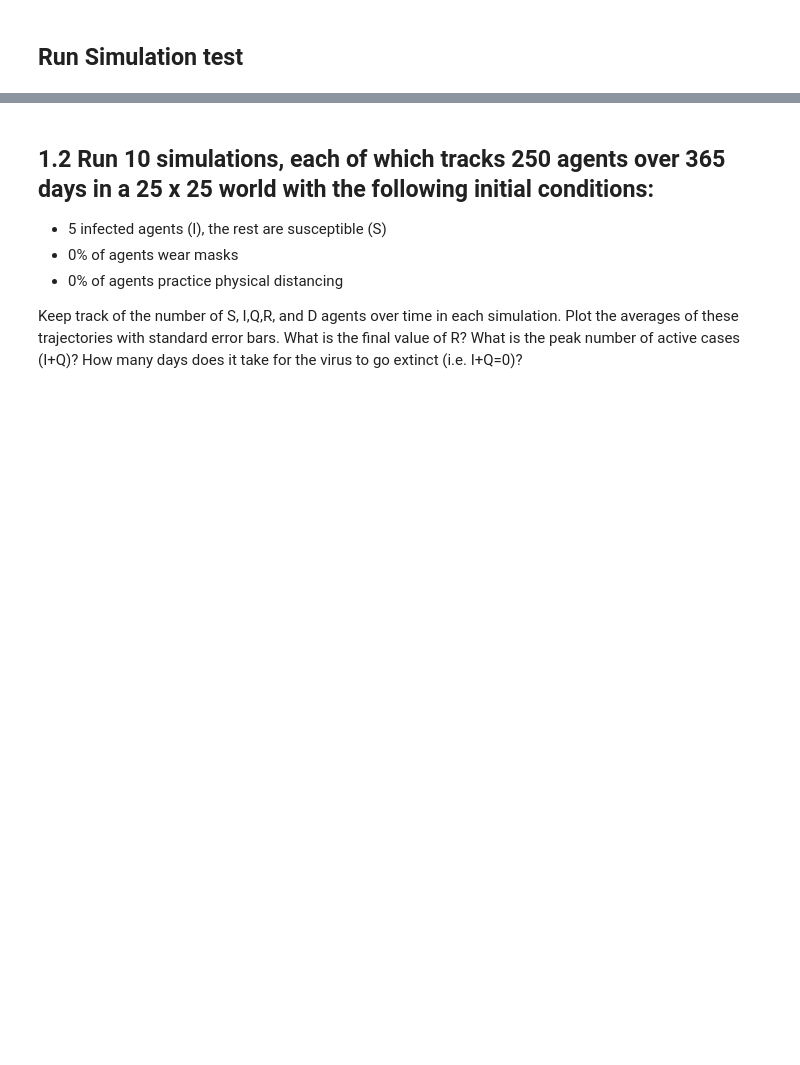
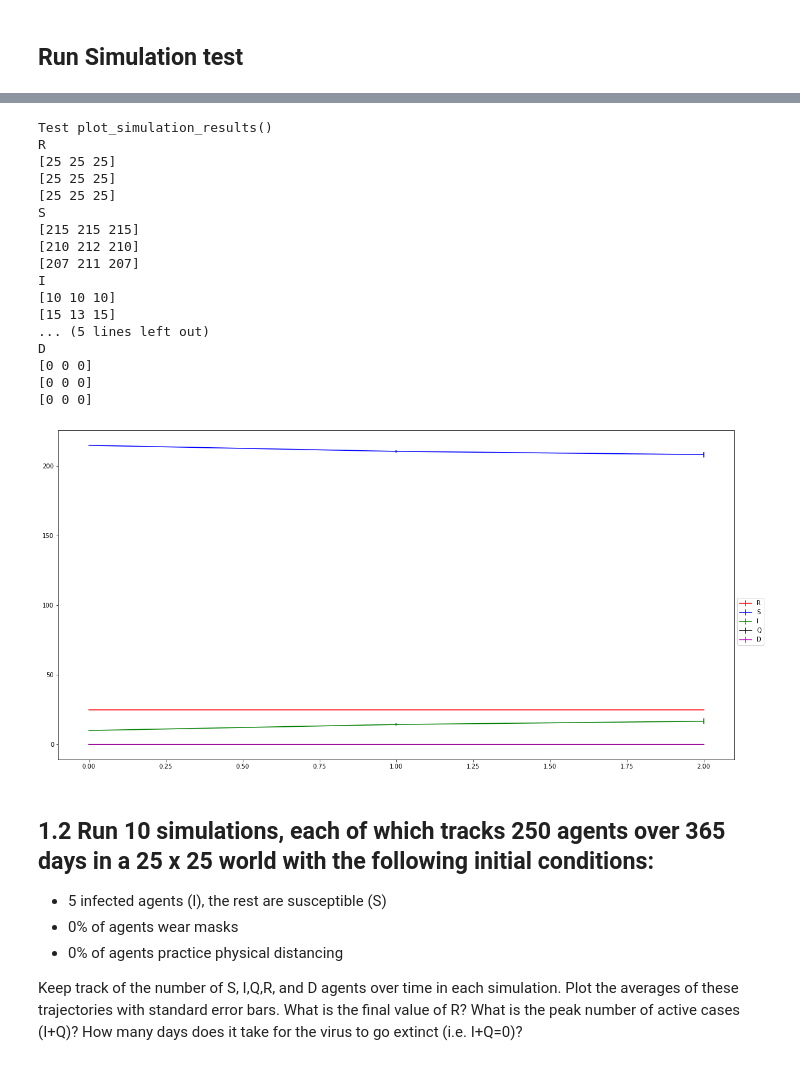
Before and after one commit to ryanquinnnelson/CMU-02718-Agent-based-SIR-Model-for-COVID-19, a Jupyter notebook: 02_518_02_718_Homework_4_ryann.ipynb, the cells around one changed output, grey strips where cells are left out. Saved outputs shown, nothing was run; the diff lists cells and outputs as text; code cells hidden in the pictures; blank space fills up the shorter version.

Commit message:
Finished testing simulation run and plotting

```diff
--- a/02_518_02_718_Homework_4_ryann.ipynb
+++ b/02_518_02_718_Homework_4_ryann.ipynb
@@ -2385,0 +2279,21 @@ All tests pass for ABM class.
+# %%
+print('Test run_simulations()')
+
+num_simulations=3
+num_steps=2
+world_size=25
+num_agents=250
+num_infected=10
+percent_distancing=0.1
+percent_mask=0.25
+percent_vaccinated=0.1
+
+sim_counts = run_simulations(num_simulations,
+                             num_steps,
+                             world_size,
+                             num_agents,
+                             num_infected,
+                             percent_distancing,
+                             percent_mask,
+                             percent_vaccinated)
+sim_counts
@@ -2386,3 +2311,28 @@ All tests pass for ABM class.
+# %%
+print('Test plot_simulation_results()')
+
+num_steps=2
+
+plot_simulation_results(num_steps, sim_counts,True)
+# %% [output]
+Test plot_simulation_results()
+R
+[25 25 25]
+[25 25 25]
+[25 25 25]
+S
+[215 215 215]
+[210 212 210]
+[207 211 207]
+I
+[10 10 10]
+[15 13 15]
+... (5 lines left out)
+D
+[0 0 0]
+[0 0 0]
+[0 0 0]
+[figure, added]
 # %% [markdown]
 ## 1.2 Run 10 simulations, each of which tracks 250 agents over 365 days in a 25 x 25 world with the following initial conditions:
 
```
Also changed, not shown: parts of 46 cells of this notebook.
